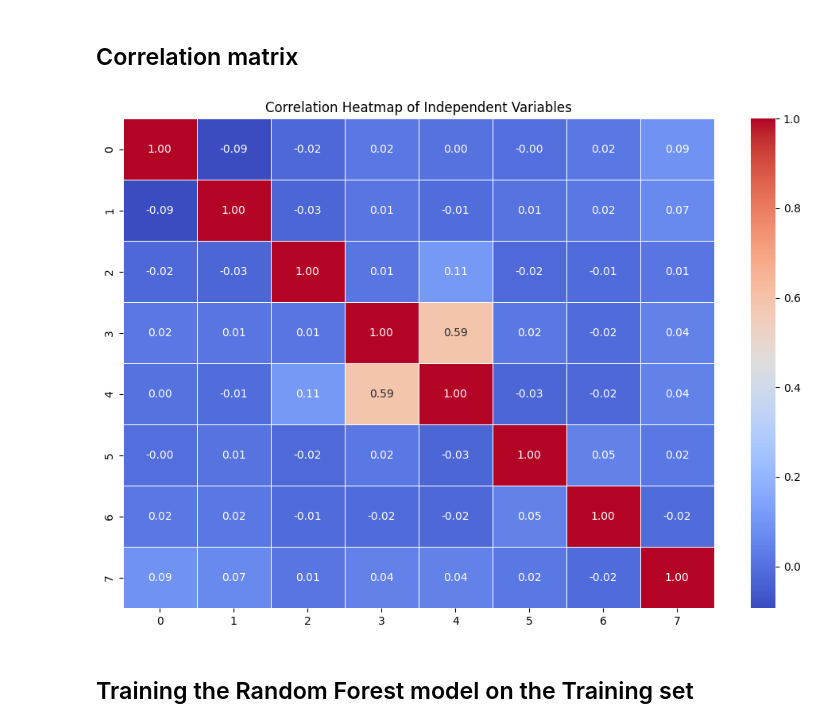
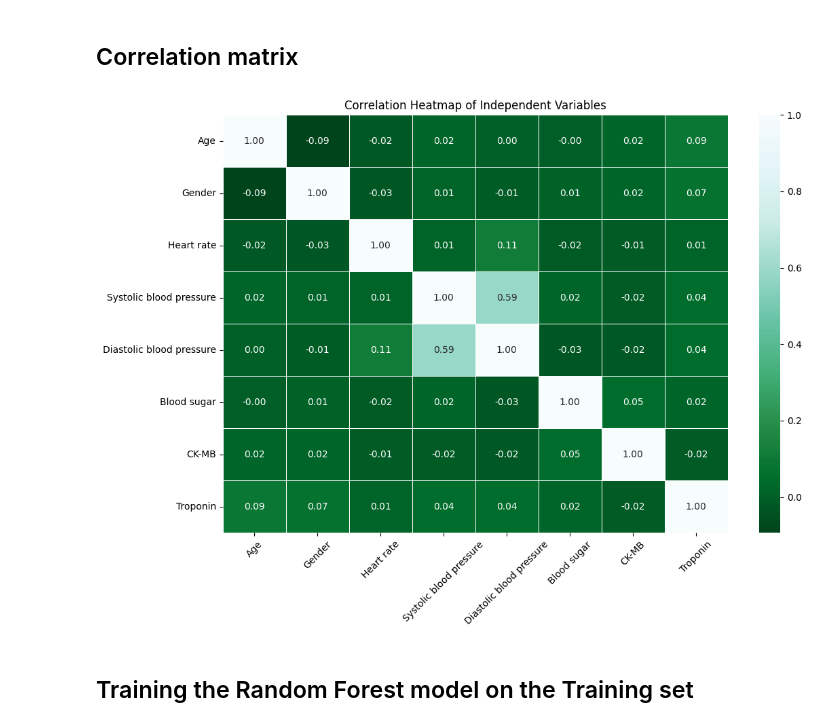
Before and after one commit to youssefjedidi/XAI_heart_attack_classifier, a Jupyter notebook: Med.ipynb, the cells around one changed output. Saved outputs shown, nothing was run; the diff lists cells and outputs as text; code cells hidden in the pictures.

```diff
--- a/Med.ipynb
+++ b/Med.ipynb
@@ -112,16 +112,21 @@ print(X_test)
 # %%
 import seaborn as sns
 
 # Compute the correlation matrix
-correlation_matrix = pd.DataFrame(X).corr()
+correlation_matrix = X.corr()
 
 # Visualize the correlation matrix as a heatmap
 plt.figure(figsize=(12, 8))
-sns.heatmap(correlation_matrix, annot=True, cmap='coolwarm', fmt=".2f", linewidths=0.5)
+sns.heatmap(correlation_matrix, annot=True, cmap='BuGn_r', fmt=".2f", linewidths=0.5)
+
+# Add feature names as labels
+plt.xticks(rotation=45)
+plt.yticks(rotation=0)
+
 plt.title('Correlation Heatmap of Independent Variables')
 plt.show()
 # %% [output]
-[figure, old version]
+[figure, new version]
 # %% [markdown]
 ## Training the Random Forest model on the Training set
 # %%
```
Also changed, not shown: parts of 5 cells of this notebook.
